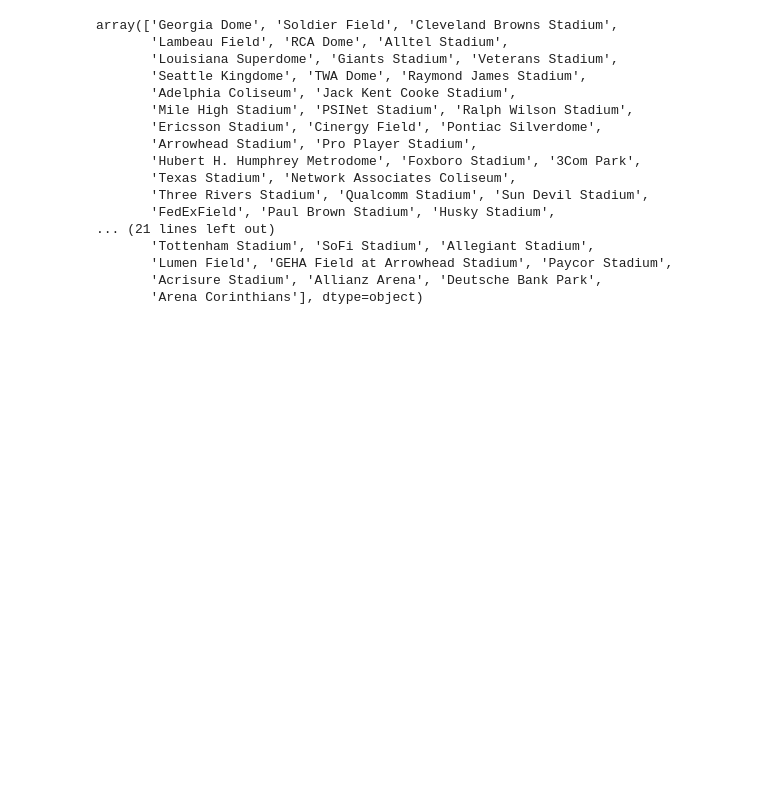
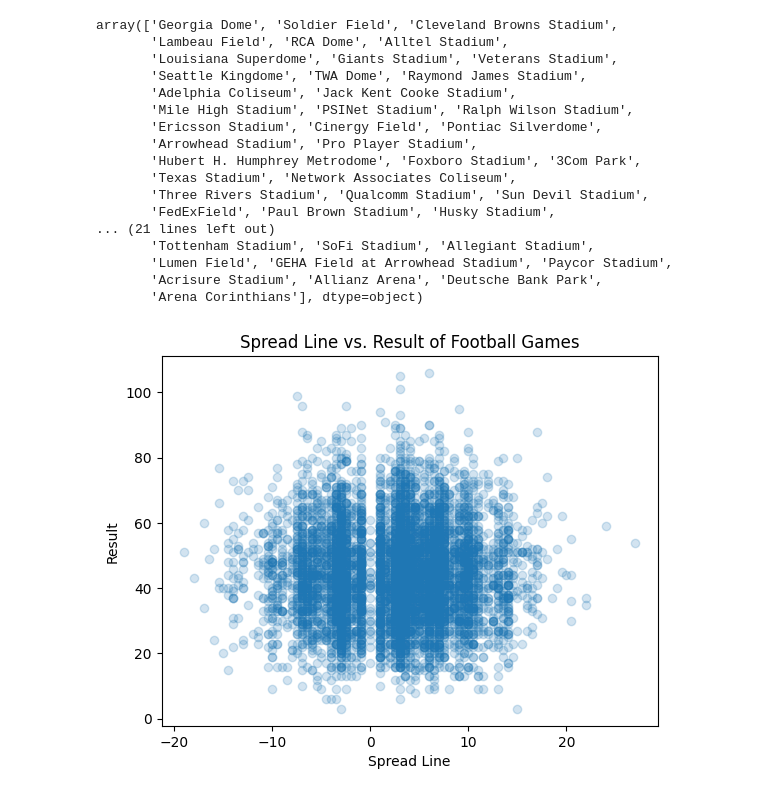
Before and after one commit to KPsimo/Kidus_Football_Games, a Jupyter notebook: DSRP_Project.ipynb, the cells around one changed output. Cells and saved outputs as stored; diff of their text form; code cells hidden in the pictures; blank space fills up the shorter version.

```diff
--- a/DSRP_Project.ipynb
+++ b/DSRP_Project.ipynb
@@ -166,3 +134,14 @@ array(['Georgia Dome', 'Soldier Field', 'Cleveland Browns Stadium',
        'Lumen Field', 'GEHA Field at Arrowhead Stadium', 'Paycor Stadium',
        'Acrisure Stadium', 'Allianz Arena', 'Deutsche Bank Park',
        'Arena Corinthians'], dtype=object)
+# %%
+categories = fixed_df['Spread Line']
+bars = fixed_df['Total']
+
+plt.scatter(categories, bars, alpha = 0.2)
+plt.title("Spread Line vs. Result of Football Games")
+plt.ylabel("Result")
+plt.xlabel("Spread Line")
+plt.show()
+# %% [output]
+[figure, added]
```
Also changed, not shown: parts of 8 cells of this notebook.
